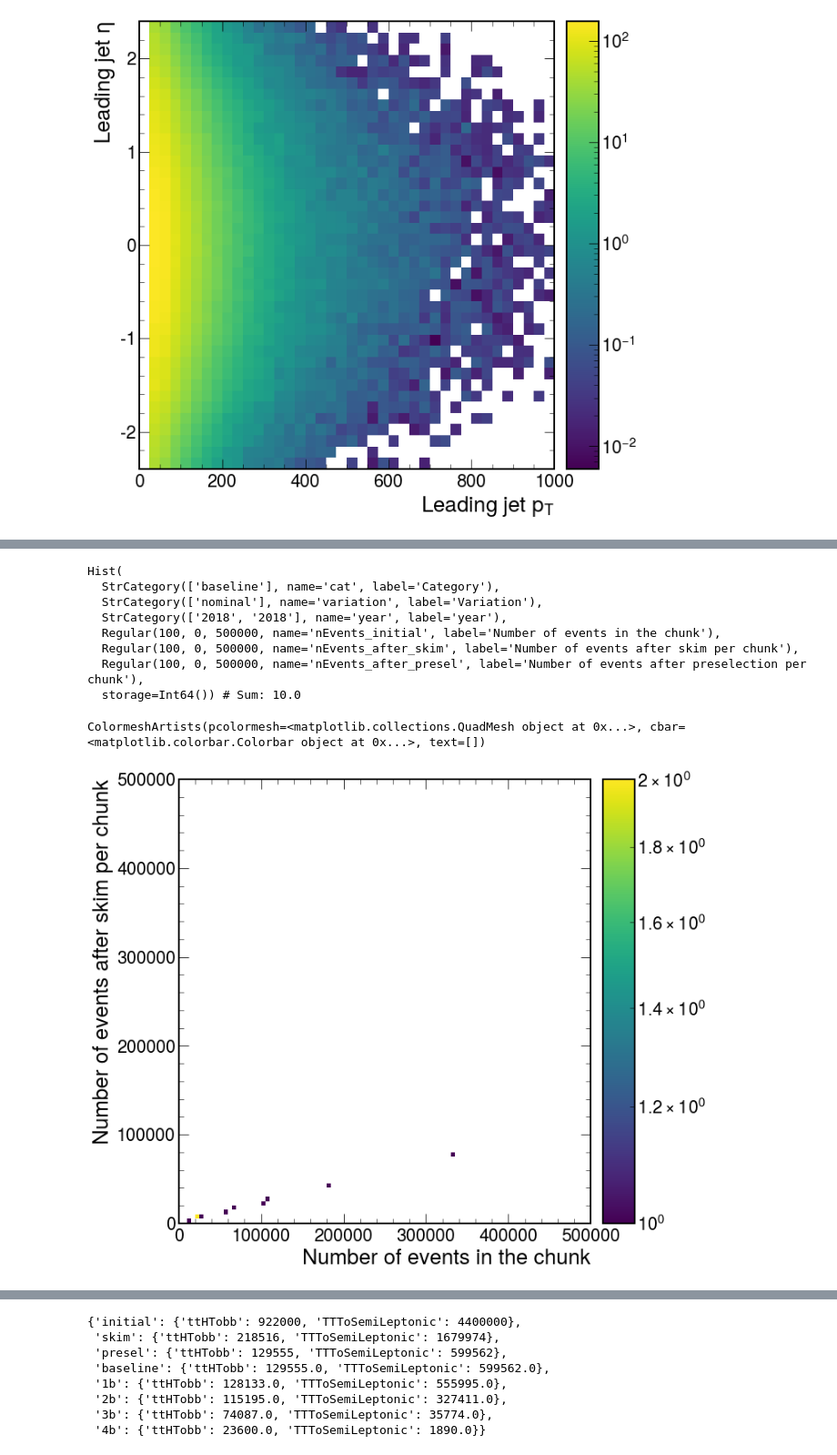
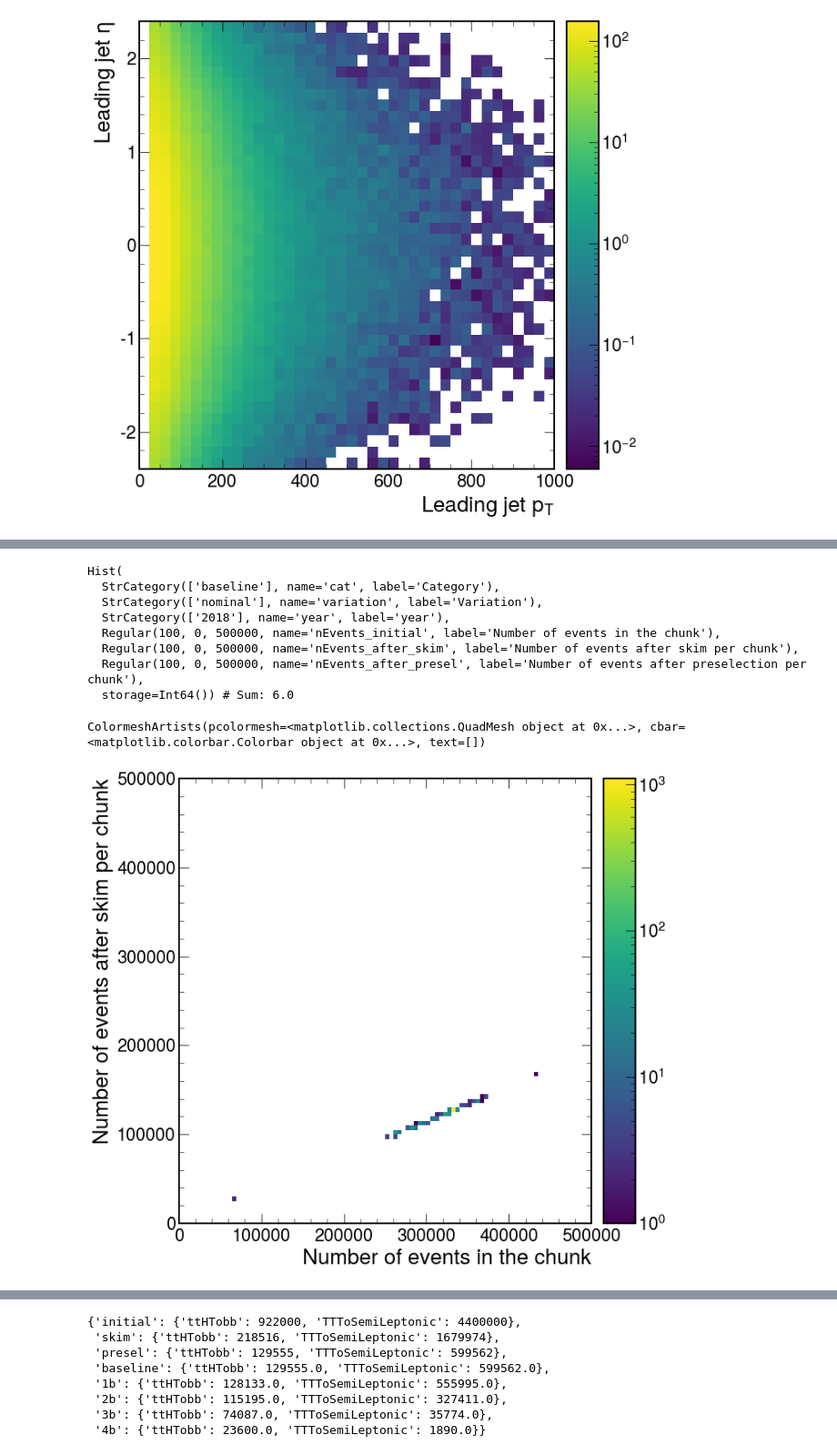
Before and after one commit to PocketCoffea/PocketCoffea, a Jupyter notebook: notebooks/Hist_migration.ipynb, the cells around one changed output, grey strips where cells are left out. Shown at 91% size. Drawn from its saved outputs; the diff is of its cells as text; code cells hidden in the pictures.

```diff
--- a/notebooks/Hist_migration.ipynb
+++ b/notebooks/Hist_migration.ipynb
@@ -191,7 +163,7 @@ import mplhep as hep
 from pprint import pprint
 hep.style.use(hep.style.ROOT)
 # %%
-out = load("../output/test_base_complete/output.coffea")
+out = load("../output/test_base_varbycat_v1/output.coffea")
 out["variables"].keys()
 # %% [output]
 dict_keys(['jet_eta', 'jet_pt', 'jet_phi', 'jet_btagDeepFlavB', 'ele_eta', 'ele_pt', 'ele_phi', 'ele_etaSC', 'muon_eta', 'muon_pt', 'muon_phi', 'nJets', 'nBJets', 'jet_eta_1', 'jet_pt_1', 'jet_phi_1', ...
@@ -273,20 +275,20 @@ out["processing_metadata"]["events_per_chunk"]['TTToSemiLeptonic']
 Hist(
   StrCategory(['baseline'], name='cat', label='Category'),
   StrCategory(['nominal'], name='variation', label='Variation'),
-  StrCategory(['2018', '2018'], name='year', label='year'),
+  StrCategory(['2018'], name='year', label='year'),
   Regular(100, 0, 500000, name='nEvents_initial', label='Number of events in the chunk'),
   Regular(100, 0, 500000, name='nEvents_after_skim', label='Number of events after skim per chunk'),
   Regular(100, 0, 500000, name='nEvents_after_presel', label='Number of events after preselection per chunk'),
-  storage=Int64()) # Sum: 10.0
+  storage=Int64()) # Sum: 6.0
 # %%
-e = out["processing_metadata"]["events_per_chunk"]['TTToSemiLeptonic']
-#hep.hist2dplot(out["processing_metadata"]["events_per_chunk"]['TTToSemiLeptonic'][0,0,0,:,:,sum], norm=LogNorm())
-hep.hist2dplot(out["processing_metadata"]["events_per_chunk"]['ttHTobb'][0,0,0,:,:,sum], norm=LogNorm())
+e = out["processing_metadata"]["events_per_chunk"]['ttHTobb']
+hep.hist2dplot(out["processing_metadata"]["events_per_chunk"]['TTToSemiLeptonic'][0,0,0,:,:,sum], norm=LogNorm())
+#hep.hist2dplot(out["processing_metadata"]["events_per_chunk"]['ttHTobb'][0,0,0,:,:,sum], norm=LogNorm())
 #plt.xlim(0, 100000)
 #plt.ylim(0, 100000)
 # %% [output]
 ColormeshArtists(pcolormesh=<matplotlib.collections.QuadMesh object at 0x...>, cbar=<matplotlib.colorbar.Colorbar object at 0x...>, text=[])
-[figure, old version]
+[figure, new version]
 # %%
 e = out["processing_metadata"]["events_per_chunk"]['TTToSemiLeptonic']
 #hep.hist2dplot(out["processing_metadata"]["events_per_chunk"]['TTToSemiLeptonic'][0,0,0,:,:,sum], norm=LogNorm())
```
Also changed, not shown: parts of 22 cells of this notebook, 8 other files.
